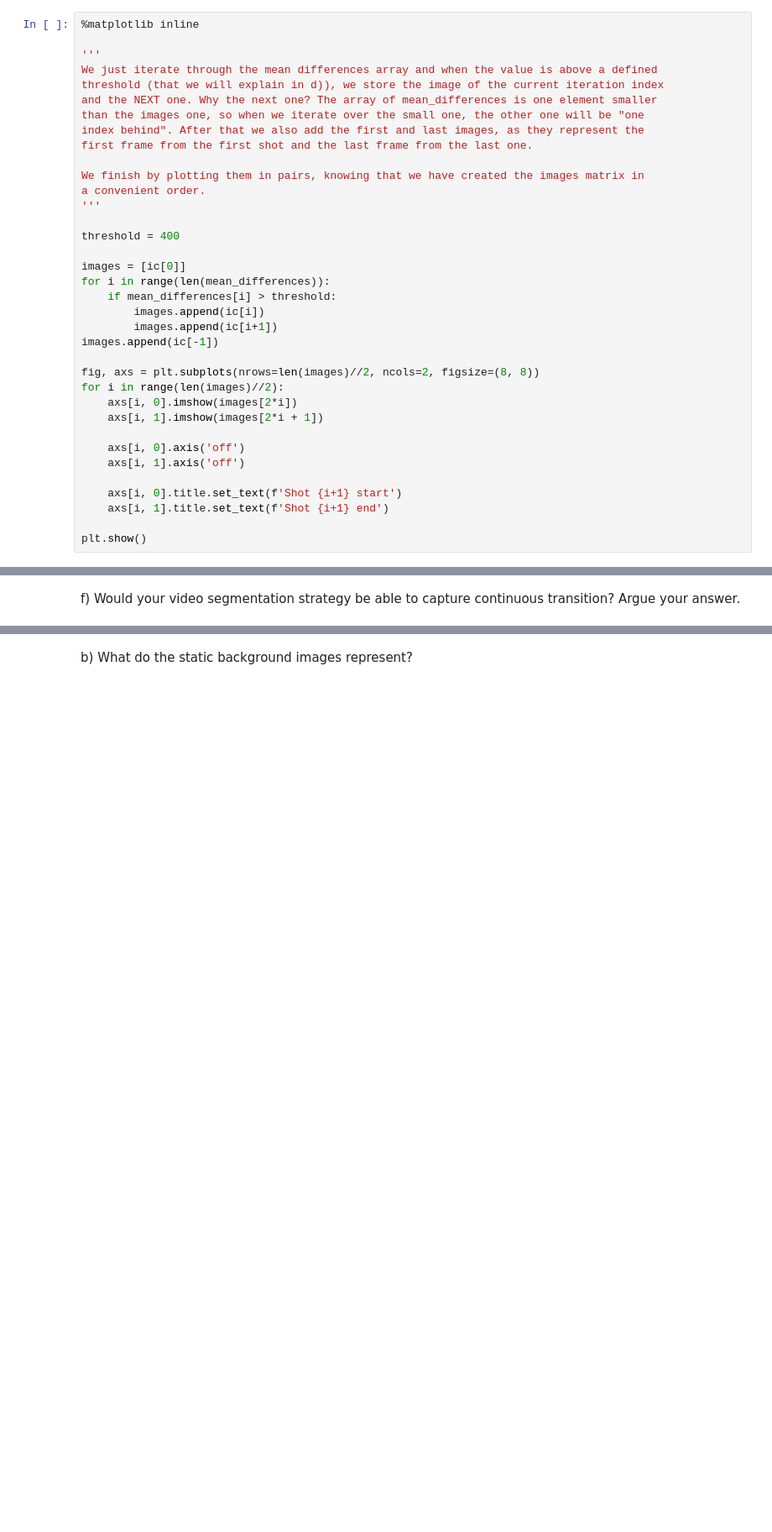
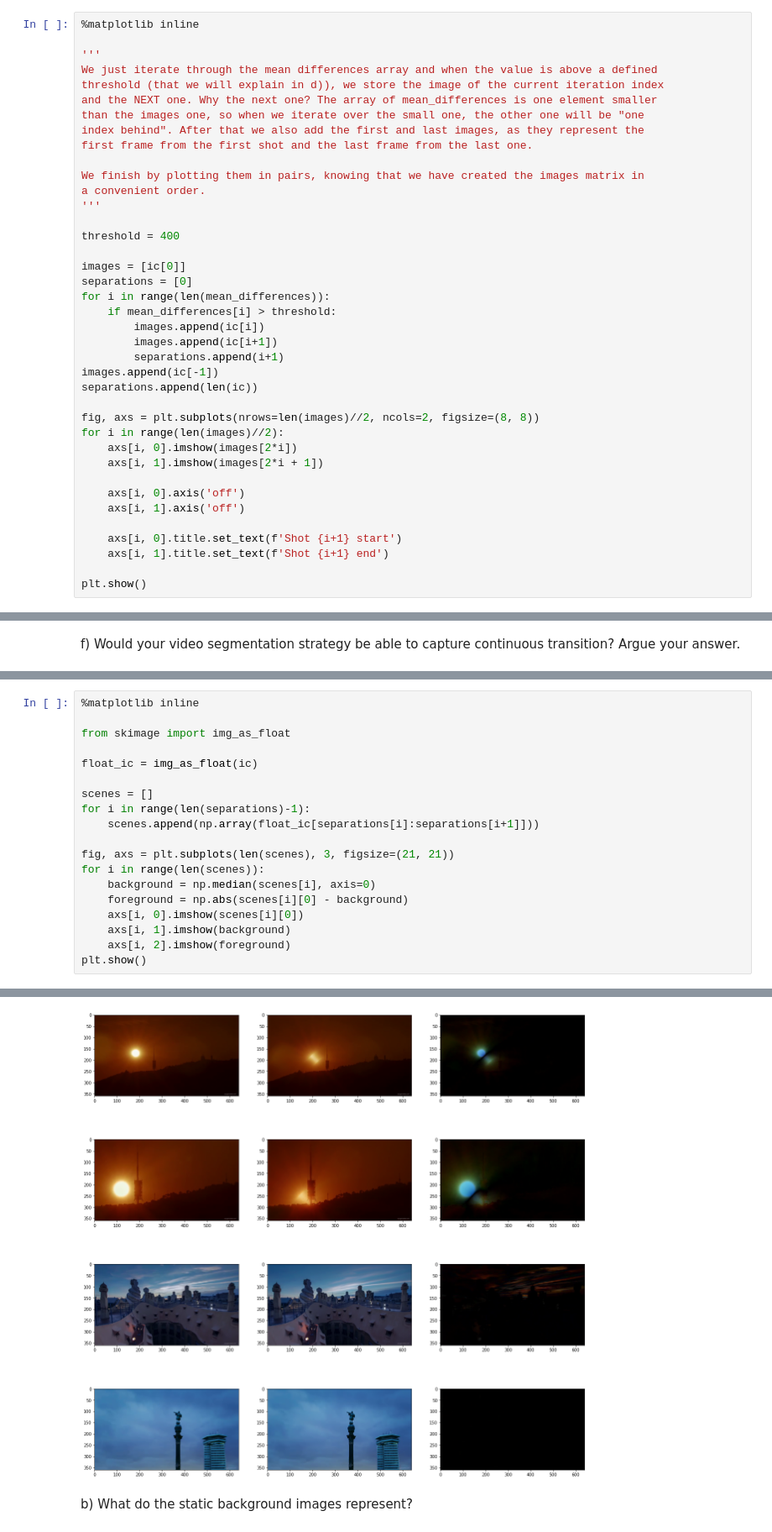
Before and after one commit to mates-info/artificial-vision, a Jupyter notebook: p3/P3_AntonioTigri_AndreuVall/p3_2022_23.ipynb, the cells around one changed output, grey strips where cells are left out. Shown at 84% size. Drawn from its saved outputs; the diff is of its cells as text; blank space fills up the shorter version.

```diff
--- a/p3/P3_AntonioTigri_AndreuVall/p3_2022_23.ipynb
+++ b/p3/P3_AntonioTigri_AndreuVall/p3_2022_23.ipynb
@@ -221,11 +221,14 @@ a convenient order.
 threshold = 400
 
 images = [ic[0]]
+separations = [0]
 for i in range(len(mean_differences)):
     if mean_differences[i] > threshold:
         images.append(ic[i])
         images.append(ic[i+1])
+        separations.append(i+1)
 images.append(ic[-1])
+separations.append(len(ic))
 
 fig, axs = plt.subplots(nrows=len(images)//2, ncols=2, figsize=(8, 8))
 for i in range(len(images)//2):
@@ -274,0 +280,20 @@ a) Visualize the following images for each different scene of the video:
+# %%
+%matplotlib inline
+
+from skimage import img_as_float
+
+float_ic = img_as_float(ic)
+
+scenes = []
+for i in range(len(separations)-1):
+    scenes.append(np.array(float_ic[separations[i]:separations[i+1]]))
+
+fig, axs = plt.subplots(len(scenes), 3, figsize=(21, 21))
+for i in range(len(scenes)):
+    background = np.median(scenes[i], axis=0)
+    foreground = np.abs(scenes[i][0] - background)
+    axs[i, 0].imshow(scenes[i][0])
+    axs[i, 1].imshow(background)
+    axs[i, 2].imshow(foreground)
+plt.show()
+# %% [output]
@@ -275,3 +304,4 @@ a) Visualize the following images for each different scene of the video:
+[figure, added]
 # %% [markdown]
 b) What do the static background images represent?
 # %%
```
Also changed, not shown: parts of 8 cells of this notebook, 1 other file.
